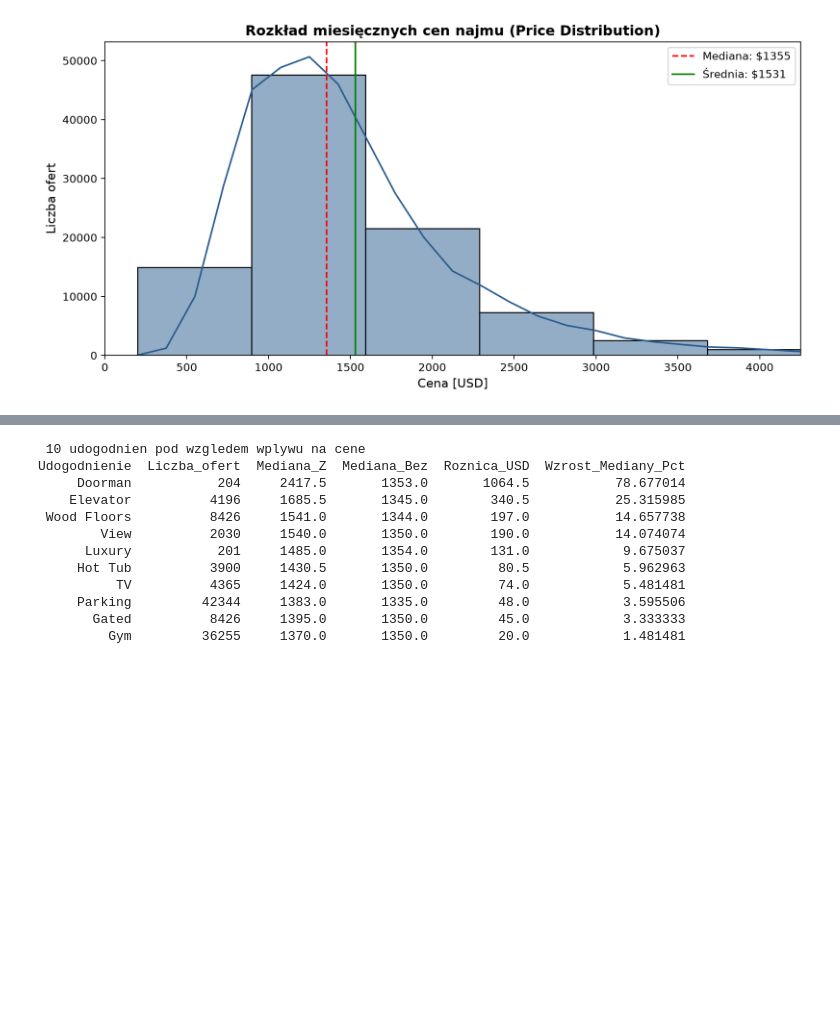
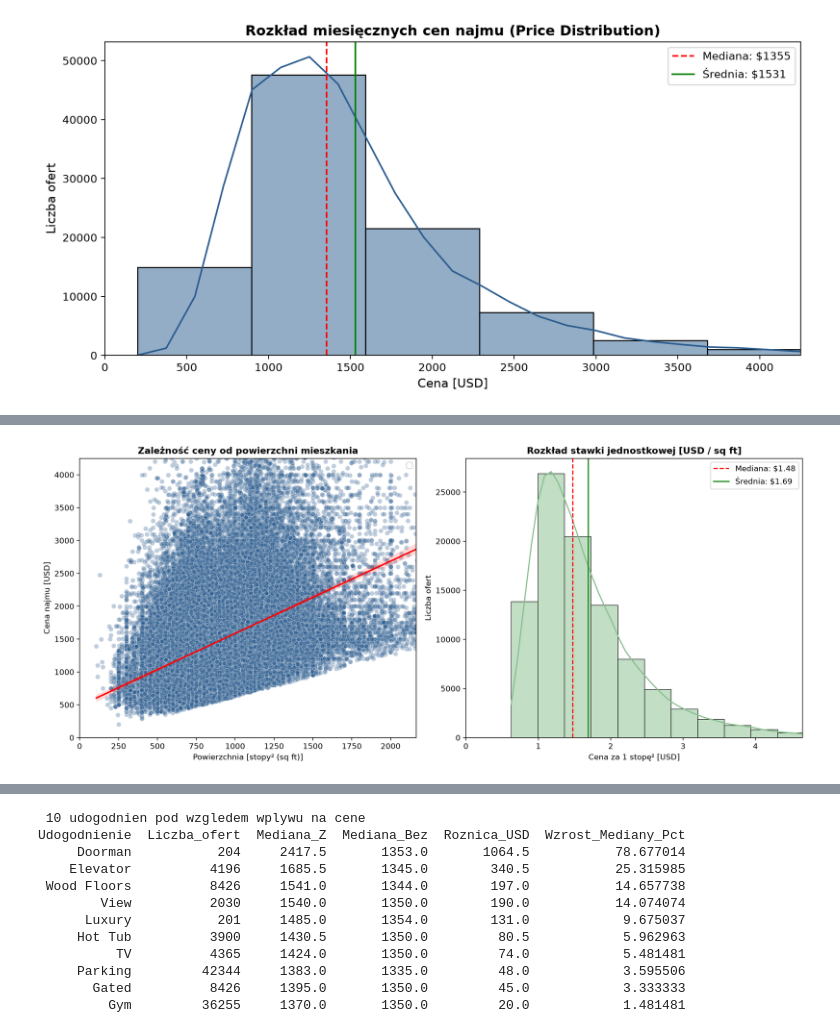
Before and after one commit to michalinahinc/Kurs_Analiza, a Jupyter notebook: analiza.ipynb, the cells around one changed output, grey strips where cells are left out. Cells and saved outputs as stored; diff of their text form; code cells hidden in the pictures; blank space fills up the shorter version.

```diff
--- a/analiza.ipynb
+++ b/analiza.ipynb
@@ -521,0 +525,84 @@ Przedział kwartylowy (IQR): 1022.00 USD - 1795.00 USD
+# %%
+
+# Wyliczenie stawki jednostkowej
+df['price_per_sqft'] = df['price'] / df['square_feet']
+
+# Wyliczenie statystyk opisowych
+sqft_stats = {
+    'mediana': df['price_per_sqft'].median(),
+    'srednia': df['price_per_sqft'].mean(),
+    'q25': df['price_per_sqft'].quantile(0.25),
+    'q75': df['price_per_sqft'].quantile(0.75),
+}
+
+# Wydruk wyników w konsoli
+print("STATYSTYKI [USD / sq ft] ")
+print(f"Mediana: {sqft_stats['mediana']:.2f} ")
+print(f"Średnia: {sqft_stats['srednia']:.2f} ")
+print(
+    f"Przedział IQR (25%-75%): {sqft_stats['q25']:.2f} -"
+    f" {sqft_stats['q75']:.2f} "
+)
+
+# Inicjalizacja siatki wykresów (1x2)
+fig, axes = plt.subplots(1, 2, figsize=(14, 6))
+
+# LEWY WYKRES: Zależność Ceny od Powierzchni
+sns.scatterplot(
+    data=df, x='square_feet', y='price', alpha=0.3, color='#2b5c8f', ax=axes[0]
+)  # Punkty danych
+sns.regplot(
+    data=df,
+    x='square_feet',
+    y='price',
+    scatter=False,
+    ax=axes[0],
+    color='red',
+    line_kws={'linewidth': 2, 'label': 'Linia trendu'},
+)  # Linia regresji
+
+# Formatowanie lewego wykresu (tytuł, osie, limity)
+axes[0].set_title(
+    'Zależność ceny od powierzchni mieszkania', fontsize=12, fontweight='bold'
+)
+axes[0].set_xlabel('Powierzchnia [stopy² (sq ft)]', fontsize=10)
+axes[0].set_ylabel('Cena najmu [USD]', fontsize=10)
+axes[0].set_xlim(0, df['square_feet'].quantile(0.99))
+axes[0].set_ylim(0, df['price'].quantile(0.99))
+axes[0].legend()
+
+# PRAWY WYKRES: Stawka jednostkowa
+sns.histplot(
+    df['price_per_sqft'],
+    bins=50,
+    kde=True,
+    ax=axes[1],
+    color='#87be8d',
+    edgecolor='black',
+)  # Histogram z populacją
+axes[1].axvline(
+    sqft_stats['mediana'],
+    color='red',
+    linestyle='--',
+    label=f"Mediana: ${sqft_stats['mediana']:.2f}",
+)  # Linia mediany
+axes[1].axvline(
+    sqft_stats['srednia'],
+    color='green',
+    linestyle='-',
+    label=f"Średnia: ${sqft_stats['srednia']:.2f}",
+)  # Linia średniej
+
+# Formatowanie prawego wykresu (tytuł, osie, limity)
+axes[1].set_title(
+    'Rozkład stawki jednostkowej [USD / sq ft]', fontsize=12, fontweight='bold'
+)
+axes[1].set_xlabel('Cena za 1 stopę² [USD]', fontsize=10)
+axes[1].set_ylabel('Liczba ofert', fontsize=10)
+axes[1].set_xlim(0, df['price_per_sqft'].quantile(0.99))
+axes[1].legend(loc='upper right')
+
+# Finalizacja i wyświetlenie
+plt.tight_layout()
+plt.show()
+# %% [output]
@@ -521,0 +613 @@ Przedział kwartylowy (IQR): 1022.00 USD - 1795.00 USD
+[figure, added]
```
Also changed, not shown: parts of 5 cells of this notebook.
